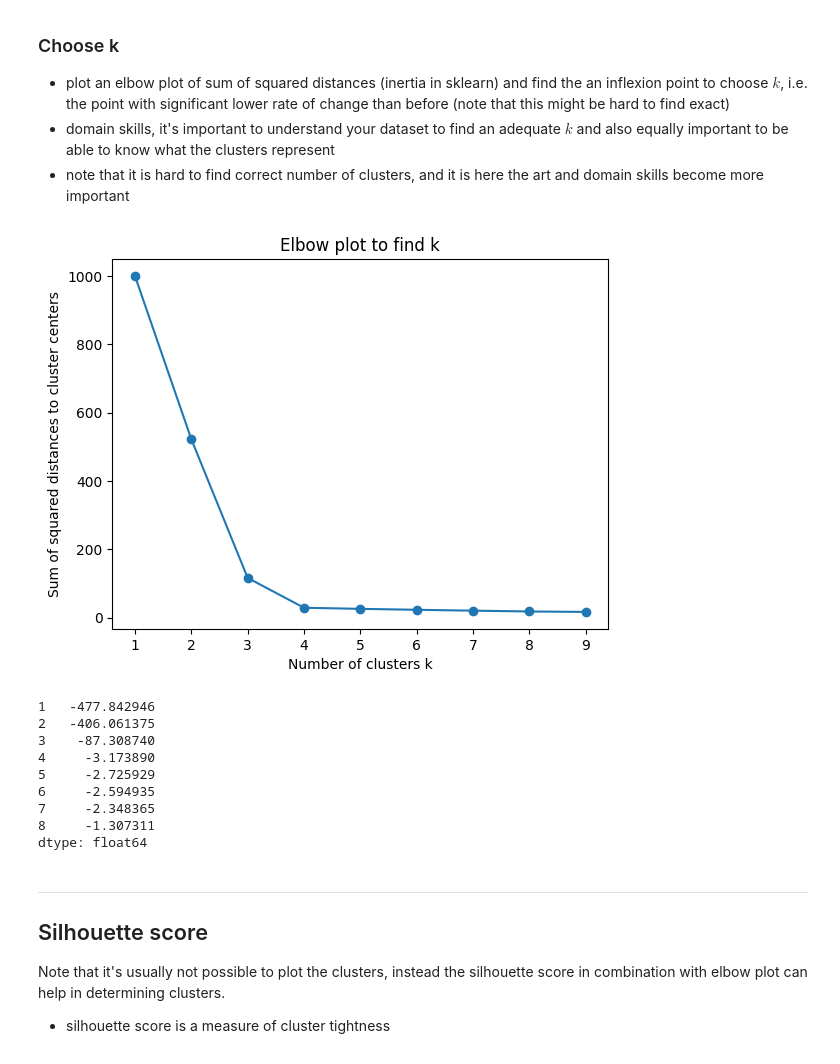
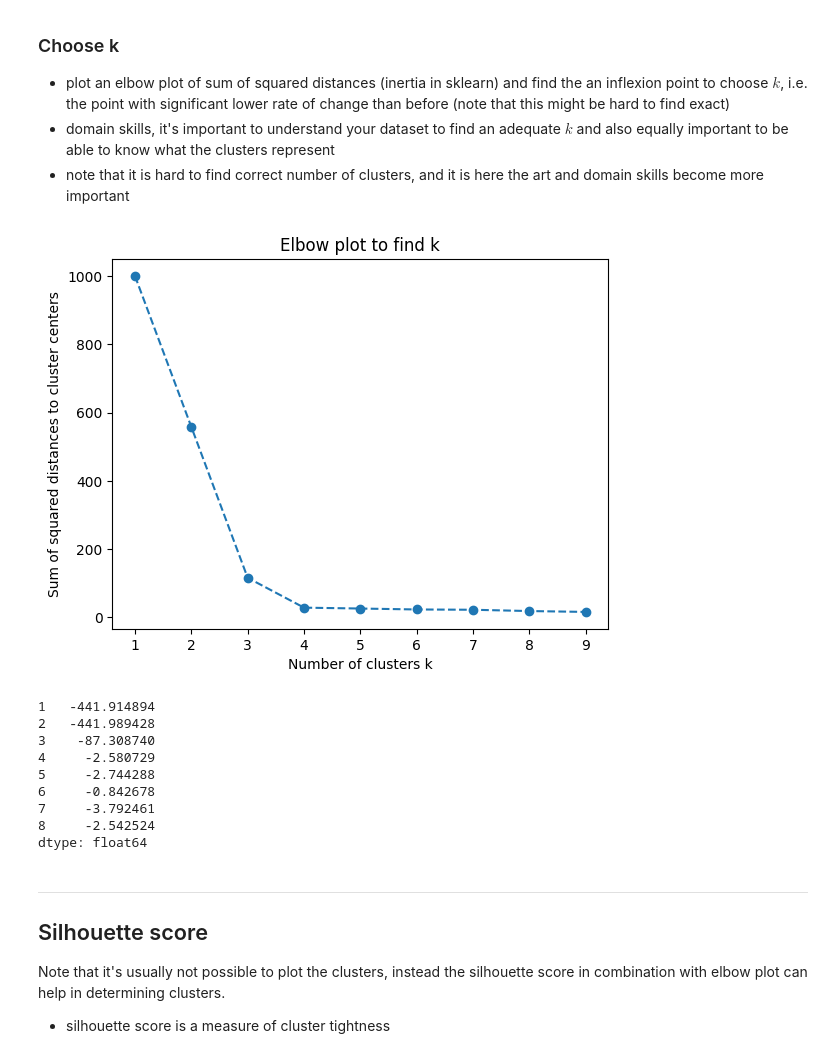
Before and after one commit to Andreas-Svensson/machine_learning, a Jupyter notebook: code-alongs/L13_k_means.ipynb, the cells around one changed output. Drawn from its saved outputs; the diff is of its cells as text; code cells hidden in the pictures.

```diff
--- a/code-alongs/L13_k_means.ipynb
+++ b/code-alongs/L13_k_means.ipynb
@@ -95,30 +124,30 @@ note that nearest points are defined by some distance metric
 # %%
 from sklearn.cluster import KMeans
 
 clusters = range(1, 10)
-sum_squared_distances = [KMeans(k).fit(scaled_X).inertia_ for k in clusters]
+sum_squared_distances = [KMeans(k, n_init = "auto").fit(scaled_X).inertia_ for k in clusters]
 
 fig, ax = plt.figure(), plt.axes()
-ax.plot(clusters, sum_squared_distances, '-o')
+ax.plot(clusters, sum_squared_distances, '--o')
 ax.set(title="Elbow plot to find k", xlabel="Number of clusters k",
        ylabel="Sum of squared distances to cluster centers");
 
 # note here that it is very hard to pick 3 or 4 clusters as the clusters are close to each other
 # %% [output]
-[figure, old version]
+[figure, new version]
 # %%
 SSD_differences = pd.Series(sum_squared_distances).diff()[1:]
-SSD_differences.index = clusters[:-1]
+# SSD_differences.index = clusters[:-1]
 SSD_differences
 # %% [output]
-1   -477.842946
-2   -406.061375
+1   -441.914894
+2   -441.989428
 3    -87.308740
-4     -3.173890
-5     -2.725929
-6     -2.594935
-7     -2.348365
-8     -1.307311
+4     -2.580729
+5     -2.744288
+6     -0.842678
+7     -3.792461
+8     -2.542524
 dtype: float64
 # %% [markdown]
 ---
```
Also changed, not shown: parts of 5 cells of this notebook.
